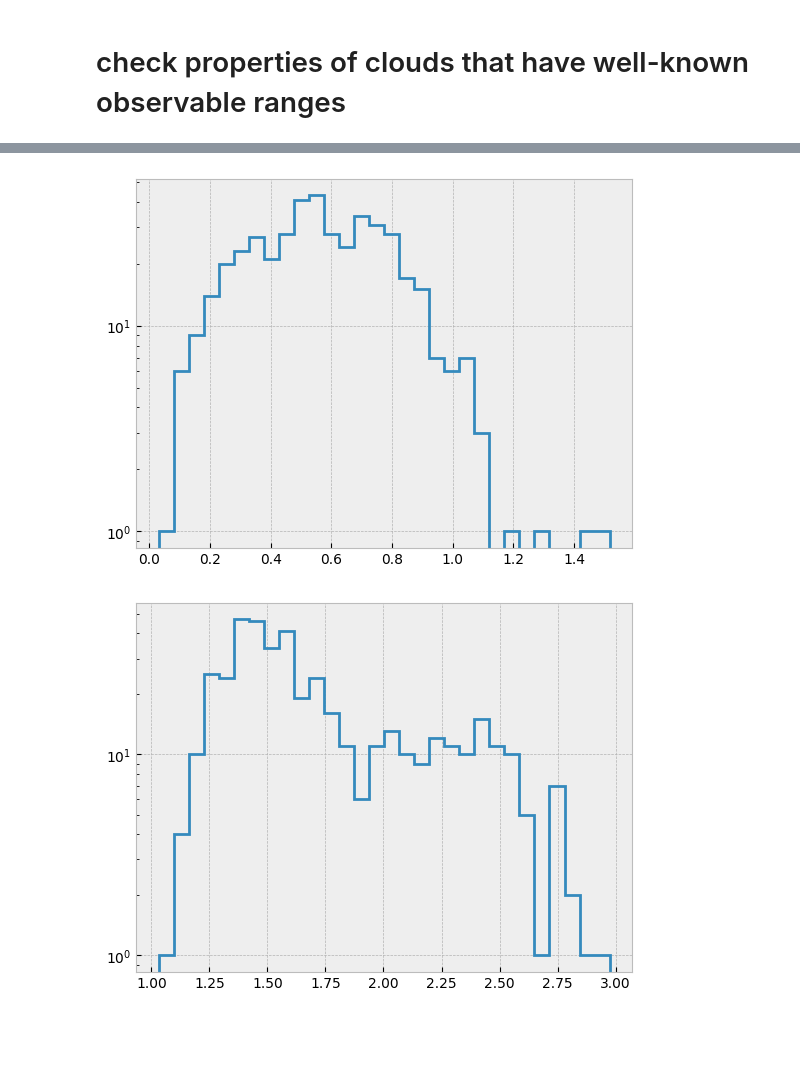
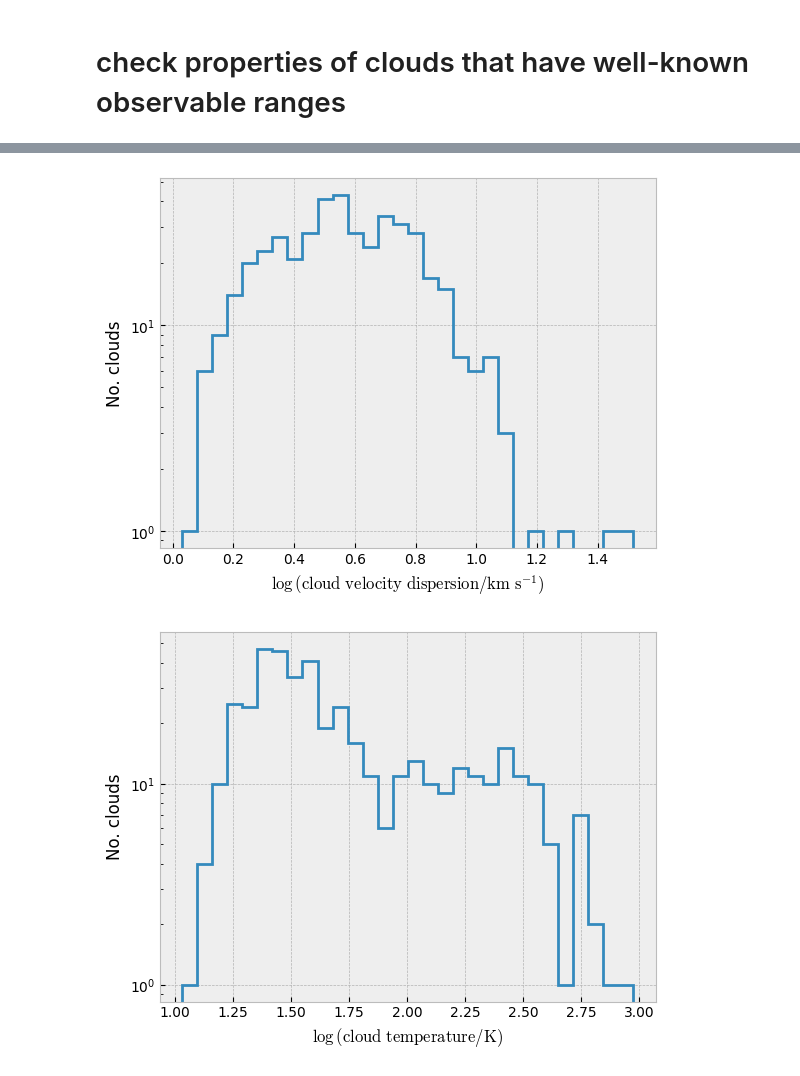
Before and after one commit to sjeffreson/cloud_evolution_networks, a Jupyter notebook: check_cloud-ID.ipynb, the cells around one changed output, grey strips where cells are left out. Cells and saved outputs as stored; diff of their text form; code cells hidden in the pictures; blank space fills up the shorter version.

```diff
--- a/check_cloud-ID.ipynb
+++ b/check_cloud-ID.ipynb
@@ -56,12 +62,16 @@ plt.show()
 # %%
 # velocity dispersions should vary from around 1 to 15 km/s
 plt.hist(np.log10(np.array(cloud_dict_of_lists['veldispz'])/ah.kms_to_cms), bins=30, lw=2, histtype='step', log=True)
+plt.xlabel(r'$\log{({\rm cloud~velocity~dispersion}/{\rm km~s}^{-1})}$')
+plt.ylabel('No. clouds')
 plt.show()
 # %% [output]
-[figure, old version]
+[figure, new version]
 # %%
 # temperatures should be cold (below 1000K)
 plt.hist(np.log10(np.array(cloud_dict_of_lists['temp'])), bins=30, lw=2, histtype='step', log=True)
+plt.xlabel(r'$\log{({\rm cloud~temperature}/{\rm K})}$')
+plt.ylabel('No. clouds')
 plt.show()
 # %% [output]
-[figure, old version]
+[figure, new version]
```
Also changed, not shown: parts of 3 cells of this notebook, 3 other files.
